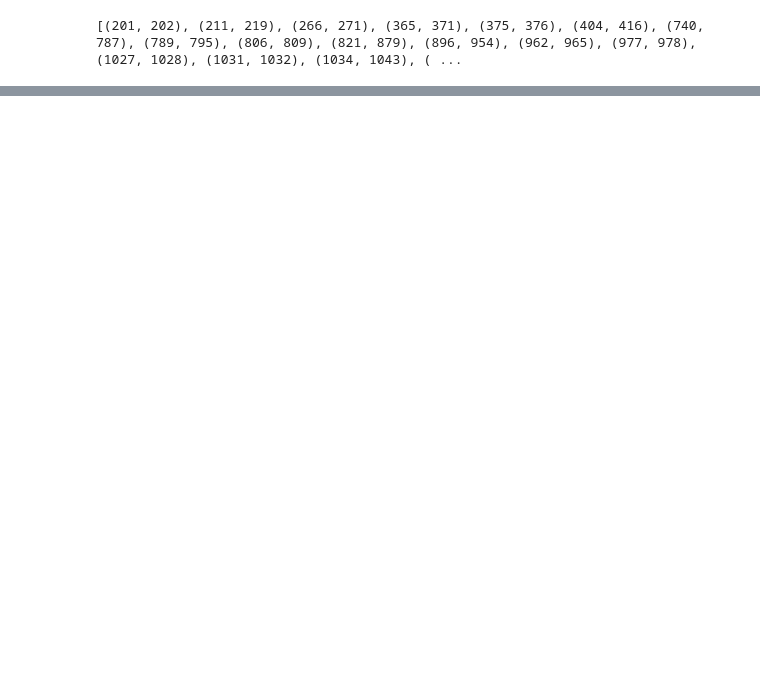
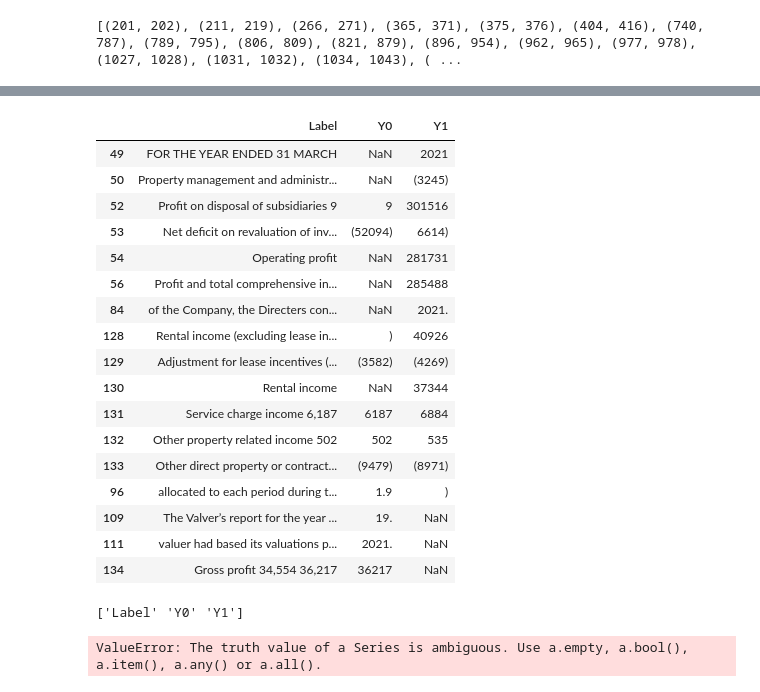
Before and after one commit to jacksim588/Data-Mining, a Jupyter notebook: Annual Accounts Mining/OCR Tests.ipynb, the cells around one changed output, grey strips where cells are left out. Saved outputs shown, nothing was run; the diff lists cells and outputs as text; code cells hidden in the pictures; blank space fills up the shorter version.

```diff
--- a/Annual Accounts Mining/OCR Tests.ipynb
+++ b/Annual Accounts Mining/OCR Tests.ipynb
@@ -162,0 +411,43 @@ df
+# %%
+df = pd.read_csv(r'C:\Users\Clamfighter\example.csv')
+
+df1 = df[df['Y1'].str.contains('\d', na=False)]
+df2 = df[df['Y0'].str.contains('\d', na=False)]
+df = pd.concat([df1,df2])
+df = df.drop(columns =['Unnamed: 0'])
+df = df.drop_duplicates(subset=['Label', 'Y0', 'Y1'], keep='first')
+df
+# %% [output]
+|  | Label | Y0 | Y1 |
+| 49 | FOR THE YEAR ENDED 31 MARCH | NaN | 2021 |
+| 50 | Property management and administr... | NaN | (3245) |
+| 52 | Profit on disposal of subsidiaries 9 | 9 | 301516 |
+| 53 | Net deficit on revaluation of inv... | (52094) | 6614) |
+| 54 | Operating profit | NaN | 281731 |
+| 56 | Profit and total comprehensive in... | NaN | 285488 |
+| 84 | of the Company, the Directers con... | NaN | 2021. |
+| 128 | Rental income (excluding lease in... | ) | 40926 |
+| 129 | Adjustment for lease incentives (... | (3582) | (4269) |
+| 130 | Rental income | NaN | 37344 |
+| 131 | Service charge income 6,187 | 6187 | 6884 |
+| 132 | Other property related income 502 | 502 | 535 |
+| 133 | Other direct property or contract... | (9479) | (8971) |
+| 96 | allocated to each period during t... | 1.9 | ) |
+| 109 | The Valver’s report for the year ... | 19. | NaN |
+| 111 | valuer had based its valuations p... | 2021. | NaN |
+| 134 | Gross profit 34,554 36,217 | 36217 | NaN |
+# %%
+df = pd.read_csv(r'C:\Users\Clamfighter\example.csv')
+print(df.columns.values)
+
+df['Y0'] = df['Y0'].replace(['.','(',')','()'],None)
+df['Y1'] = df['Y1'].replace(['.','(',')','()'],None)
+
+#df = df.dropna(subset=['Y0', 'Y1'], how='all')
+#df.to_csv('Filtered_example.csv')
+df = df[(df.Y0 != '')or(df.Y1 != '')]
+
+df
+# %% [output]
+['Label' 'Y0' 'Y1']
+ValueError: The truth value of a Series is ambiguous. Use a.empty, a.bool(), a.item(), a.any() or a.all().
```
Also changed, not shown: parts of 16 cells of this notebook, 13 other files.
